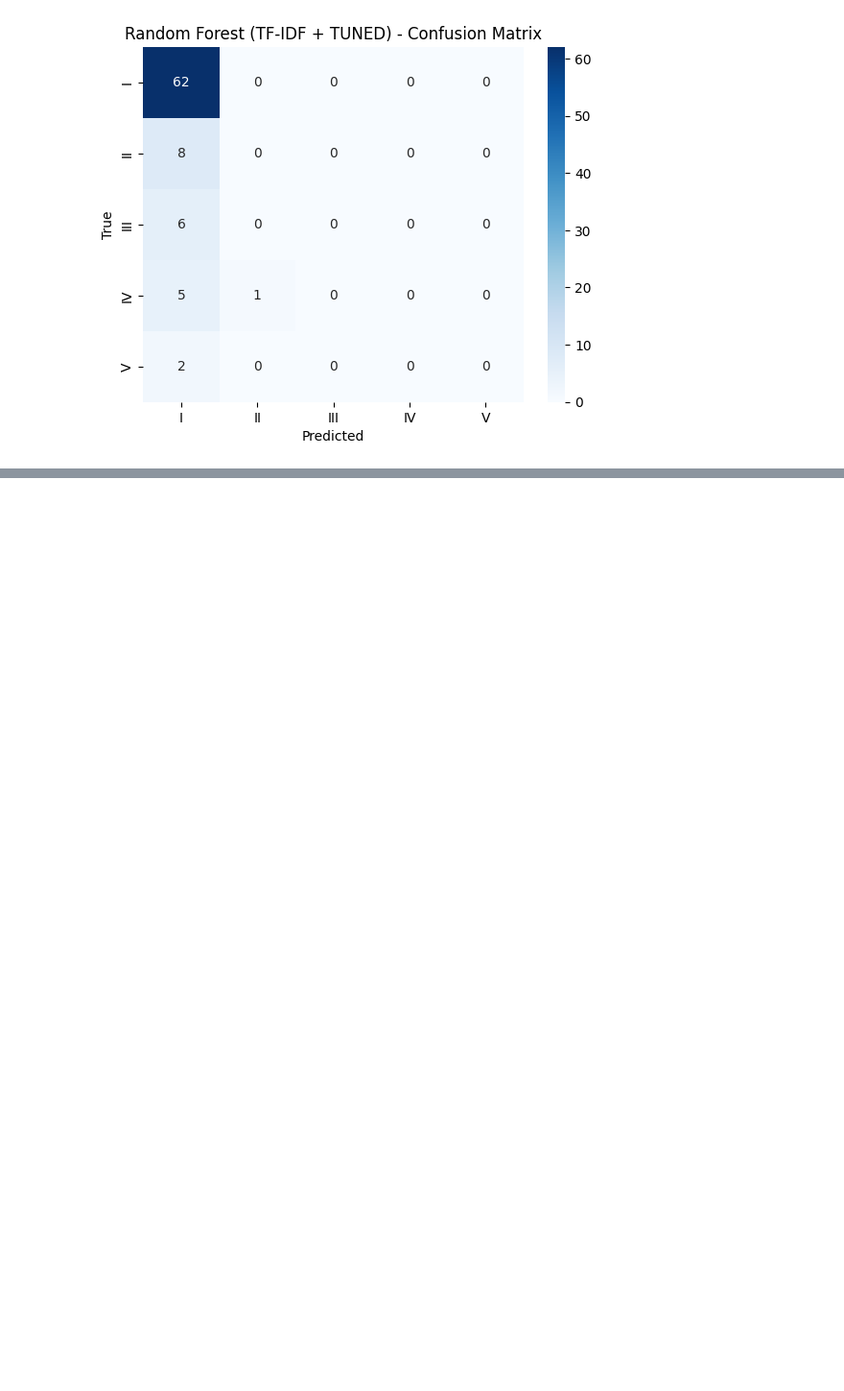
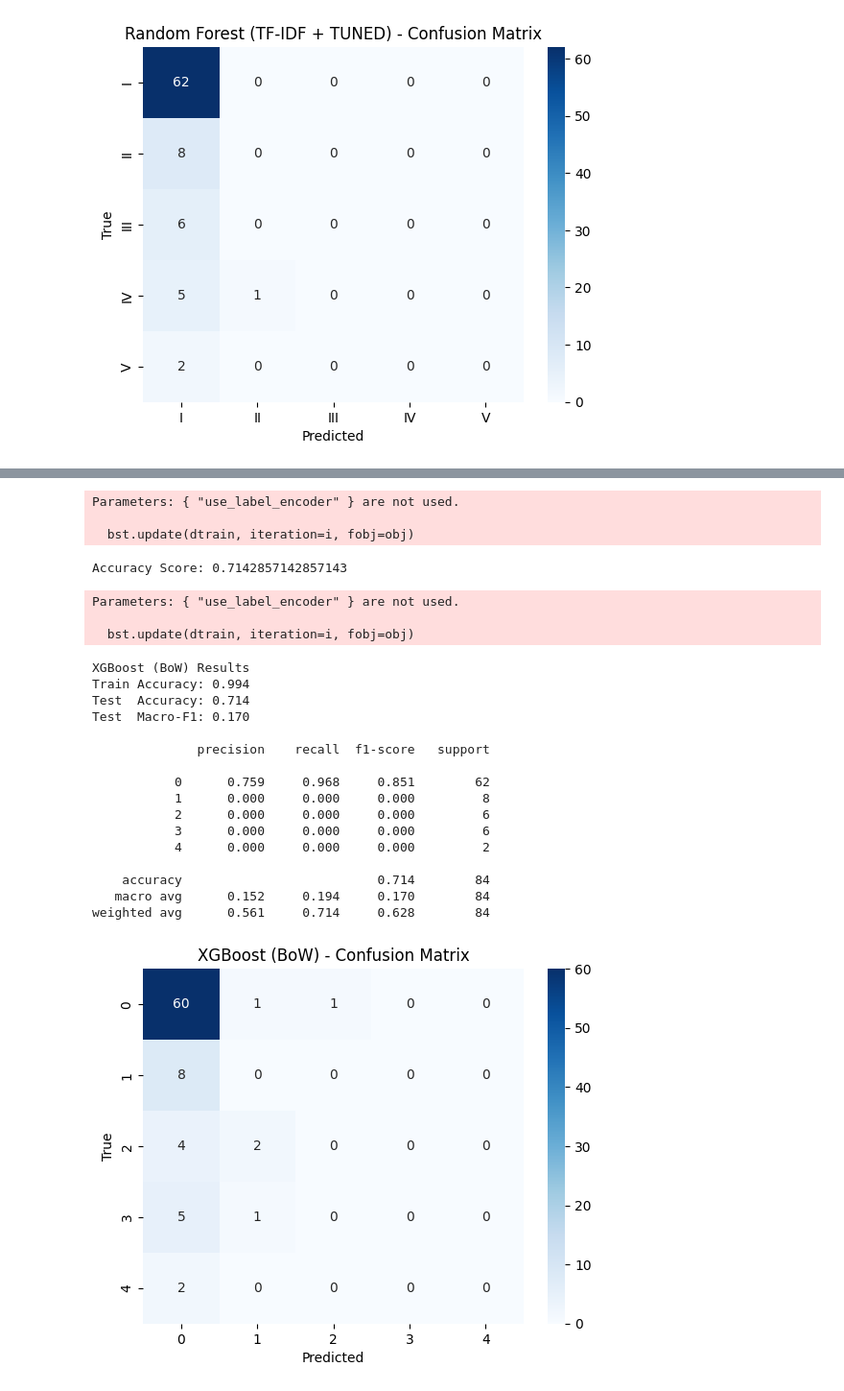
Before and after one commit to ABHINAVRISHI1983/nlp-chat-bot, a Jupyter notebook: NLPChatbot.ipynb, the cells around one changed output, grey strips where cells are left out. Shown at 96% size. Saved outputs shown, nothing was run; the diff lists cells and outputs as text; code cells hidden in the pictures; blank space fills up the shorter version.

```diff
--- a/NLPChatbot.ipynb
+++ b/NLPChatbot.ipynb
@@ -65,7 +67,7 @@ Mounted at /content/drive
 # %%
 # loading data into a pandas dataframe
-#accidents_data = pd.read_excel("/content/drive/MyDrive/Colab Notebooks/Capstone/industrial_safety_and_health_database_with_accidents_description.xlsx")
-accidents_data = pd.read_excel("https://raw.githubusercontent.com/ABHINAVRISHI1983/nlp-chat-bot/main/industrial_safety_and_health_database_with_accidents_description.xlsx", engine='openpyxl')
+accidents_data = pd.read_excel("/content/industrial_safety_and_health_database_with_accidents_description.xlsx")
+#accidents_data = pd.read_excel("https://raw.githubusercontent.com/ABHINAVRISHI1983/nlp-chat-bot/main/industrial_safety_and_health_database_with_accidents_description.xlsx", engine='openpyxl')
 # %%
 # creating a copy of the data
 data = accidents_data.copy() #Good practice to preserve raw data
@@ -1787,0 +1482,7 @@ weighted avg      0.551     0.738     0.631        84
+# %%
+# creating Bag of Words
+bow_vectorizer = CountVectorizer()
+bow = bow_vectorizer.fit_transform(data['final_cleaned_text'])
+bow_df = pd.DataFrame(bow.toarray(), columns=bow_vectorizer.get_feature_names_out())
+bow_df.index = data.index
+bow_df.head()
@@ -1787,0 +1512,53 @@ weighted avg      0.551     0.738     0.631        84
+# %%
+# Train Test Split for BoW
+X = bow_df
+y = data['Accident Level']
+X_train, X_test, y_train, y_test = train_test_split(X, y, test_size=0.2, random_state=42, stratify=y)
+# %%
+# train XG Boost classifier on BoW
+from sklearn.preprocessing import LabelEncoder
+# Create and fit label encoder
+le = LabelEncoder()
+y_train_encoded = le.fit_transform(y_train)
+y_test_encoded = le.transform(y_test)
+
+# Train XGBoost with encoded labels
+xgb_classifier = xgb.XGBClassifier(use_label_encoder=False, eval_metric='mlogloss')
+xgb_classifier.fit(X_train, y_train_encoded)
+
+# Make predictions and decode them back to original labels
+y_pred_encoded = xgb_classifier.predict(X_test)
+y_pred = le.inverse_transform(y_pred_encoded)
+
+XGboost_BoW_accuracy=accuracy_score(y_test, y_pred)
+print("\nAccuracy Score:", XGboost_BoW_accuracy)
+# %% [output]
+Parameters: { "use_label_encoder" } are not used.
+
+  bst.update(dtrain, iteration=i, fobj=obj)
+Accuracy Score: 0.7142857142857143
+# %%
+#Evaluate XGBoost with BoW
+evaluate_and_log(xgb_classifier, X_train, y_train_encoded, X_test, y_test_encoded,
+                     "XGBoost (BoW)", RESULTS)
+# %% [output]
+Parameters: { "use_label_encoder" } are not used.
+
+  bst.update(dtrain, iteration=i, fobj=obj)
+XGBoost (BoW) Results
+Train Accuracy: 0.994
+Test  Accuracy: 0.714
+Test  Macro-F1: 0.170
+
+              precision    recall  f1-score   support
+
+           0      0.759     0.968     0.851        62
+           1      0.000     0.000     0.000         8
+           2      0.000     0.000     0.000         6
+           3      0.000     0.000     0.000         6
+           4      0.000     0.000     0.000         2
+
+    accuracy                          0.714        84
+   macro avg      0.152     0.194     0.170        84
+weighted avg      0.561     0.714     0.628        84
+[figure, added]
```
Also changed, not shown: parts of 48 cells of this notebook.
